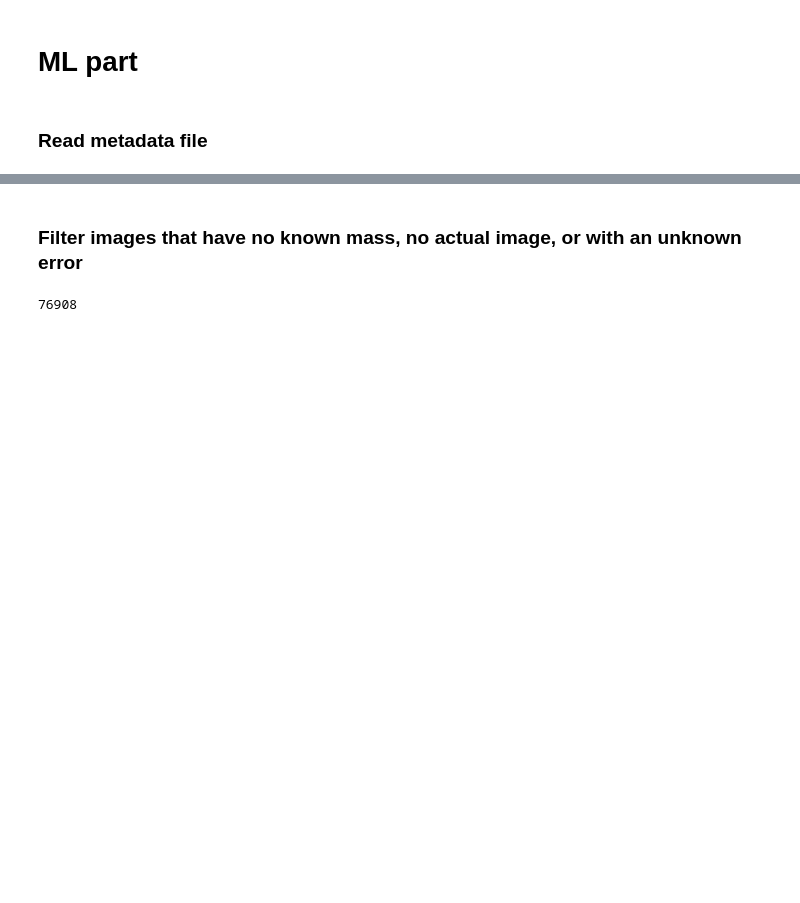
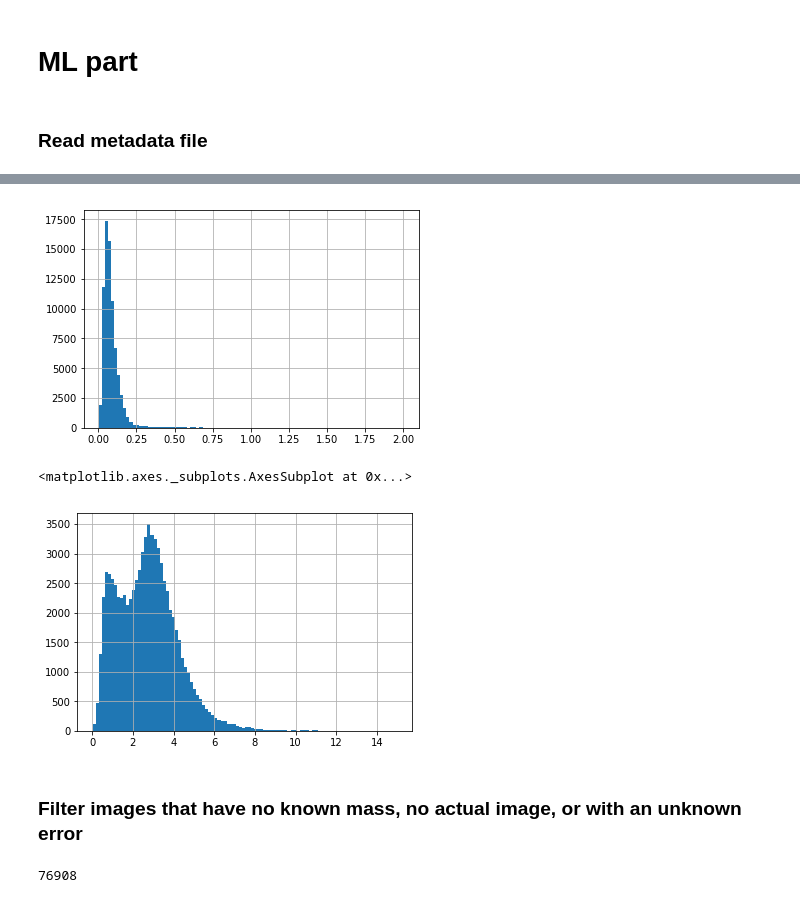
Before and after one commit to NakramR/astrohack, a Jupyter notebook: hackatonBase.ipynb, the cells around one changed output, grey strips where cells are left out. Saved outputs shown, nothing was run; the diff lists cells and outputs as text; code cells hidden in the pictures; blank space fills up the shorter version.

```diff
--- a/hackatonBase.ipynb
+++ b/hackatonBase.ipynb
@@ -109,3 +110,11 @@ df.head()
+# %%
+df[df.ML_g_rel_err < 2].ML_g_rel_err.hist(bins=100)
+plt.show()
+df.ML_g.hist(bins=100)
+# %% [output]
+[figure, added]
+<matplotlib.axes._subplots.AxesSubplot at 0x...>
+[figure, added]
 # %% [markdown]
 ### Filter images that have no known mass, no actual image, or with an unknown error
 # %%
```
Also changed, not shown: parts of 15 cells of this notebook.
